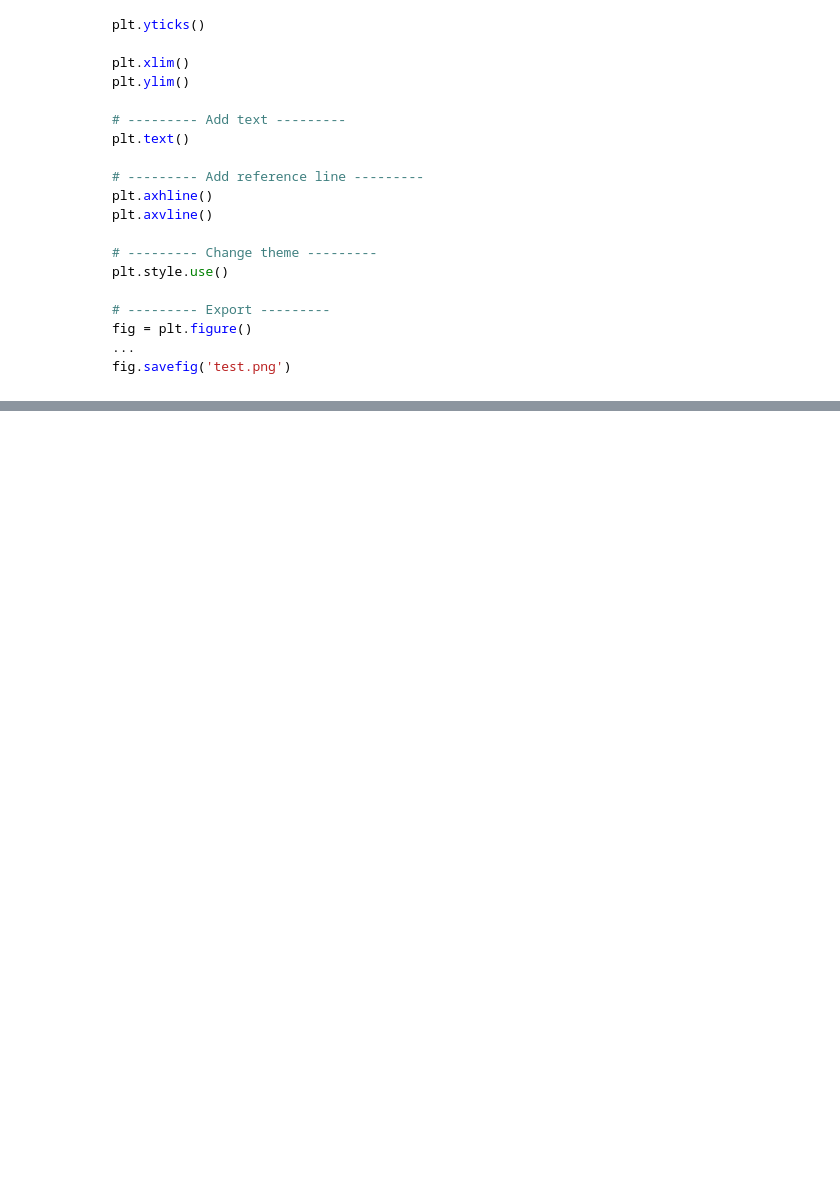
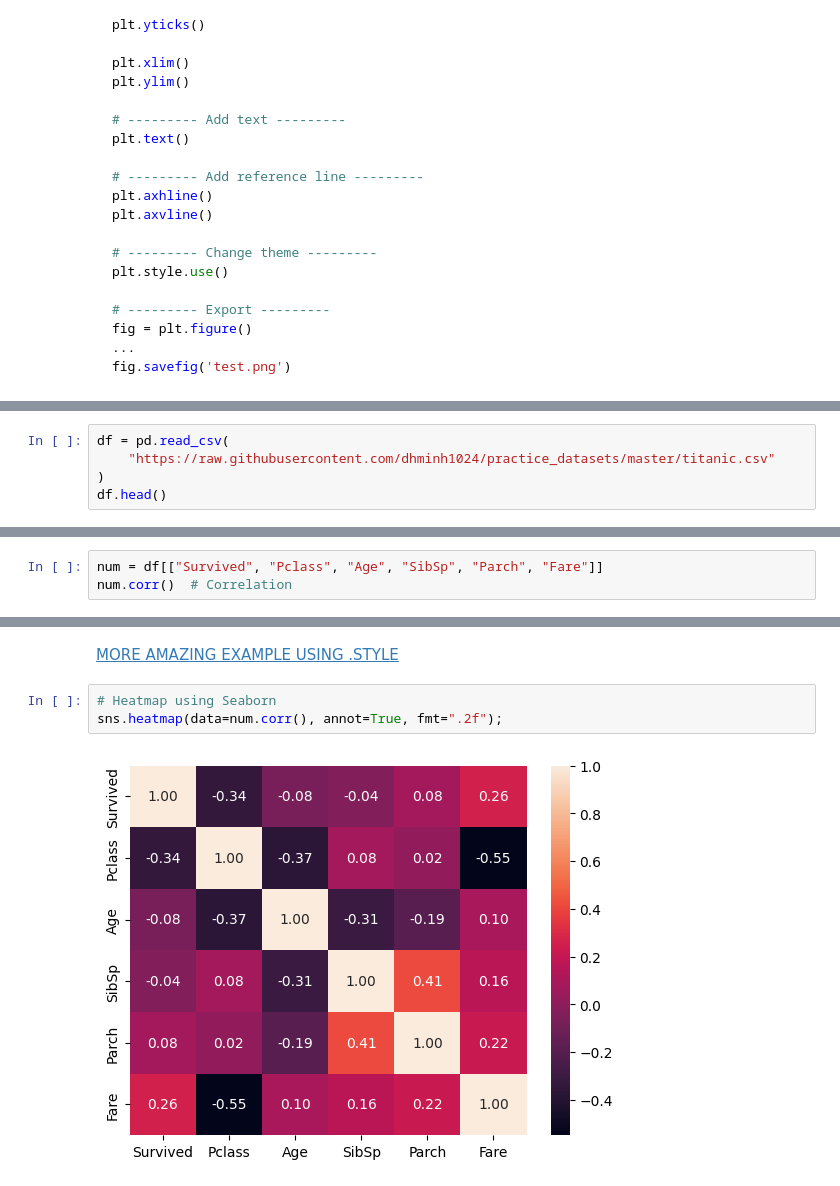
Before and after one commit to erynnguyen/python101, a Jupyter notebook: visualize_data.ipynb, the cells around one changed output, grey strips where cells are left out. Saved outputs shown, nothing was run; the diff lists cells and outputs as text; blank space fills up the shorter version.

```diff
--- a/visualize_data.ipynb
+++ b/visualize_data.ipynb
@@ -683,0 +690,5 @@ fig.savefig('test.png')
+# %%
+df = pd.read_csv(
+    "https://raw.githubusercontent.com/dhminh1024/practice_datasets/master/titanic.csv"
+)
+df.head()
@@ -683,0 +702,3 @@ fig.savefig('test.png')
+# %%
+num = df[["Survived", "Pclass", "Age", "SibSp", "Parch", "Fare"]]
+num.corr()  # Correlation
@@ -683,0 +724,7 @@ fig.savefig('test.png')
+# %% [markdown]
+[MORE AMAZING EXAMPLE USING .STYLE](https://pandas.pydata.org/pandas-docs/stable/user_guide/style.html)
+# %%
+# Heatmap using Seaborn
+sns.heatmap(data=num.corr(), annot=True, fmt=".2f");
+# %% [output]
+[figure, added]
```
Also changed, not shown: parts of 7 cells of this notebook, 3 other files.
